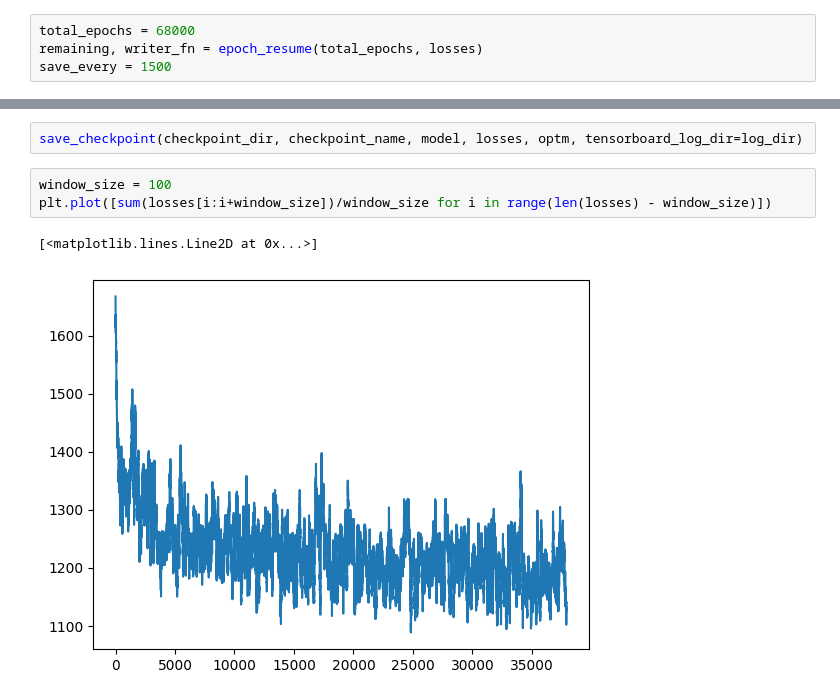
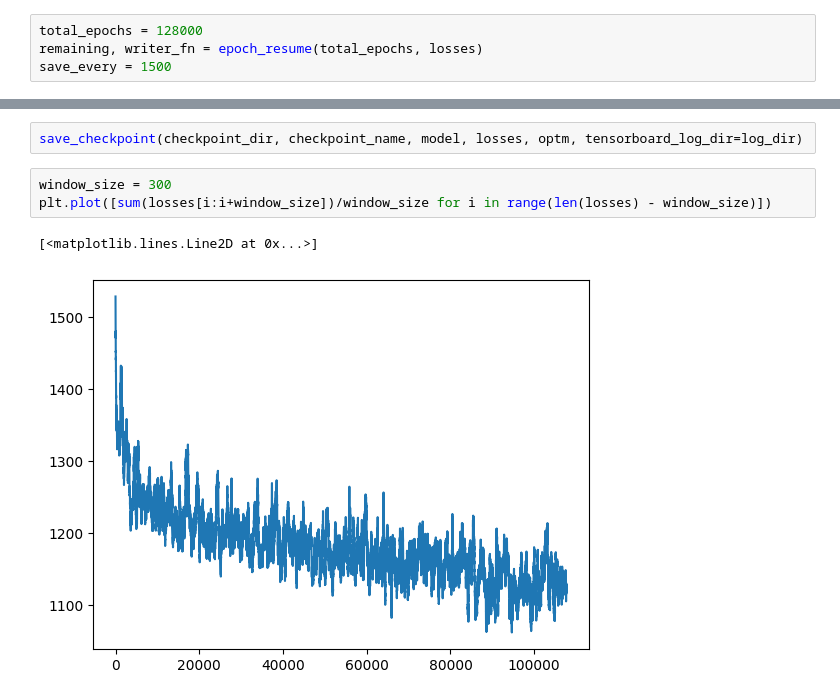
Before and after one commit to johng149/LMTests, a Jupyter notebook: daglm/training.ipynb, the cells around one changed output, grey strips where cells are left out. Drawn from its saved outputs; the diff is of its cells as text.

```diff
--- a/daglm/training.ipynb
+++ b/daglm/training.ipynb
@@ -73,5 +71,5 @@ grad_clip = 1
 # %%
-total_epochs = 68000
+total_epochs = 128000
 remaining, writer_fn = epoch_resume(total_epochs, losses)
 save_every = 1500
 # %% [markdown]
@@ -107,8 +105,8 @@ for epoch in (pbar := tqdm(range(remaining))):
 # %%
 save_checkpoint(checkpoint_dir, checkpoint_name, model, losses, optm, tensorboard_log_dir=log_dir)
 # %%
-window_size = 100
+window_size = 300
 plt.plot([sum(losses[i:i+window_size])/window_size for i in range(len(losses) - window_size)])
 # %% [output]
 [<matplotlib.lines.Line2D at 0x...>]
-[figure, old version]
+[figure, new version]
```
Also changed, not shown: parts of 2 cells of this notebook, 5 other files.
